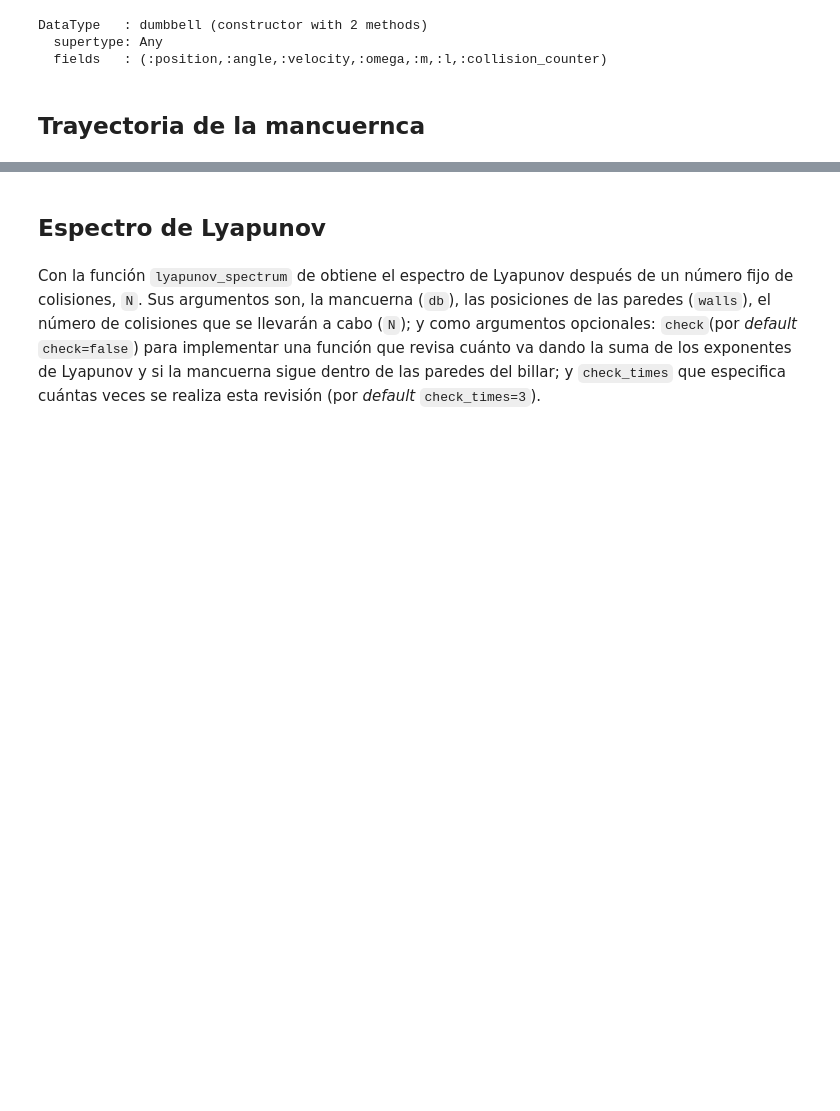
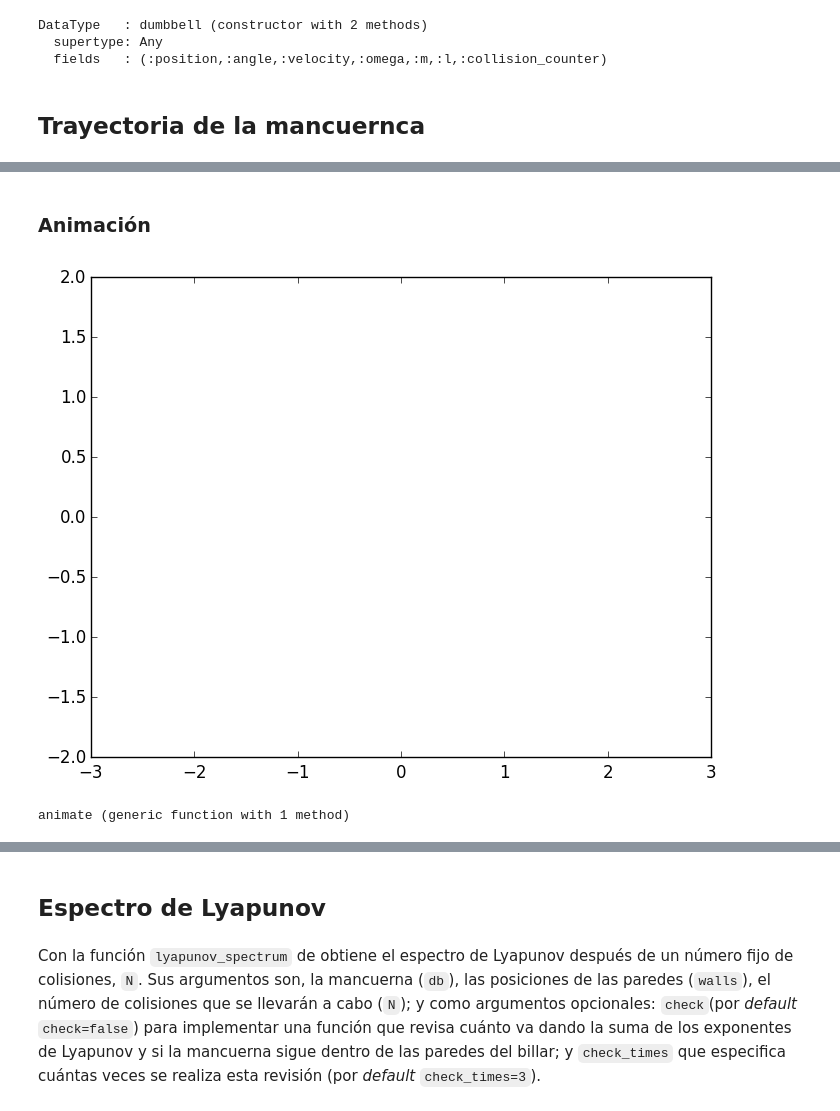
Before and after one commit to dpsanders/dumbbell, a Jupyter notebook: dumbbell_functions_and_results.ipynb, the cells around one changed output, grey strips where cells are left out. Cells and saved outputs as stored; diff of their text form; code cells hidden in the pictures; blank space fills up the shorter version.

```diff
--- a/dumbbell_functions_and_results.ipynb
+++ b/dumbbell_functions_and_results.ipynb
@@ -44,0 +51,47 @@ xlim(-3,3); ylim(-2,2);
+# %% [markdown]
+### Animación
+# %%
+# Configuración del lienzo
+fig = figure();
+ax = plt.axes(xlim=(-3, 3), ylim=(-2, 2));
+
+# Cada carrito tiene un color diferente
+# b: blue, r: red
+# o es para dibujar puntos en lugar de rayas
+global part1 = ax[:plot]([], [], "bo", lw=2)[1]
+global part2 = ax[:plot]([], [], "ro", lw=2)[1]
+global rod = ax[:plot]([], [], "k", lw=2)[1]
+global ttl = title(" ")
+
+# Inicialización
+function init()
+    global part1
+    global part2
+    global rod
+    global ttl
+
+    part1[:set_data]([], [])
+    part2[:set_data]([], [])
+    rod[:set_data]([], [])
+    ttl[:set_text](" ")
+
+    return ([part1, part2, rod, ttl],None)
+end
+
+function animate(i)
+    global part1
+    global part2
+    global rod
+    global ttl
+
+    tf = @sprintf("%0.2f", (i+1)*0.05)
+
+    part1[:set_data](pos_p1[i+1, 1], pos_p1[i+1, 2])
+    part2[:set_data](pos_p2[i+1, 1], pos_p2[i+1, 2])
+    rod[:set_data]([pos_p1[i+1, 1], pos_p2[i+1, 1]], [pos_p1[i+1, 2], pos_p2[i+1, 2]])
+    ttl[:set_text]("Time = $tf")
+    return ([part1, part2, rod, ttl],None)
+end
+# %% [output]
+[figure, added]
+animate (generic function with 1 method)
```
Also changed, not shown: parts of 6 cells of this notebook.
